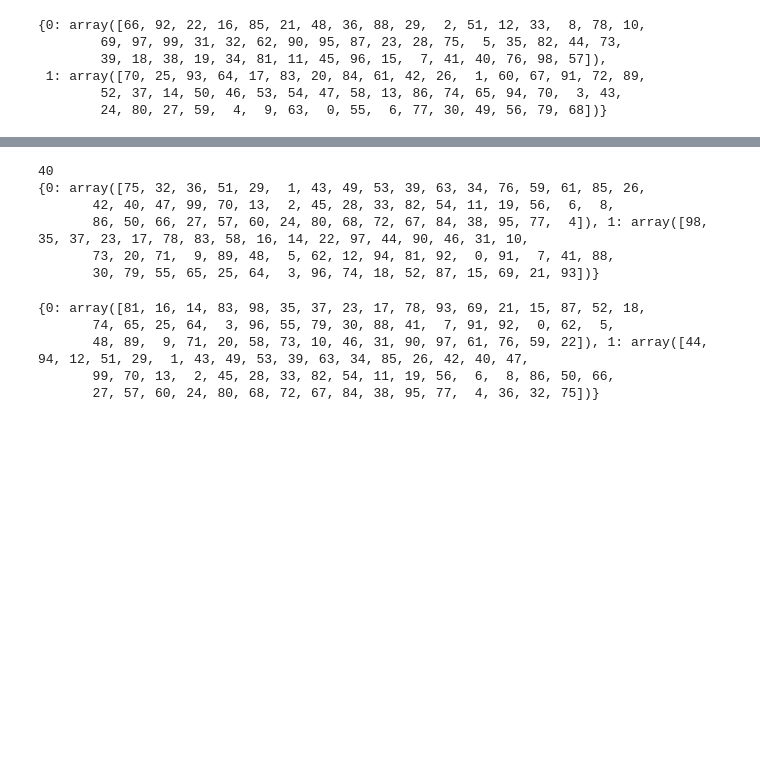
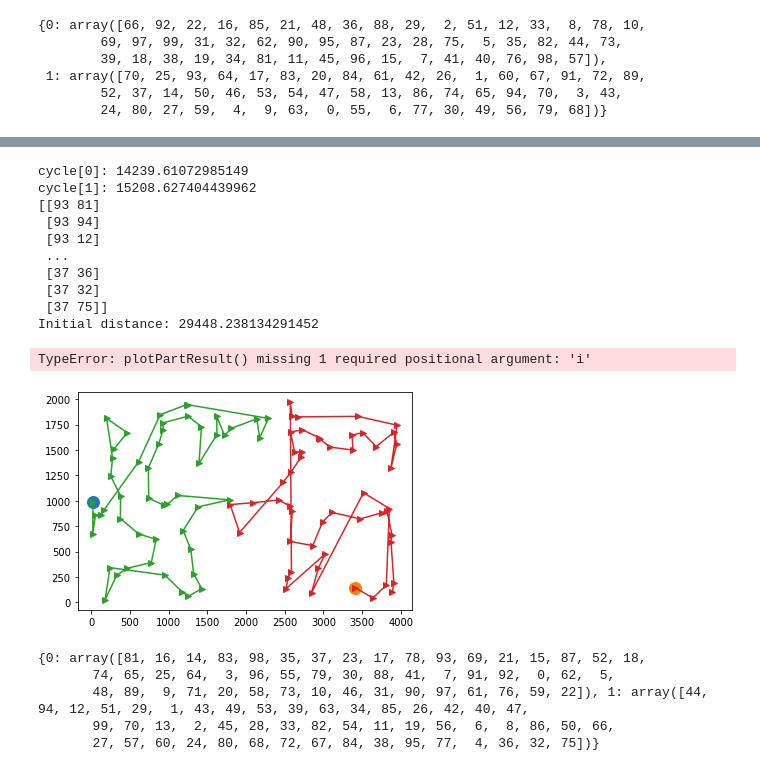
Before and after one commit to mikolaj-sienkiewicz/PP_Inteligente_Metody_Optymalizacji, a Jupyter notebook: Lab2/Lab2.ipynb, the cells around one changed output, grey strips where cells are left out. Cells and saved outputs as stored; diff of their text form; code cells hidden in the pictures; blank space fills up the shorter version.

Commit message:
started steep

```diff
--- a/Lab2/Lab2.ipynb
+++ b/Lab2/Lab2.ipynb
@@ -145,10 +145,42 @@ def start_cycle_heuristic(dataset_choice="kroa"):
 # switch parameter defines how u find neighbour solutions (is it change_vertices or change_edges func)
 def greedy_search(cycleA, cycleB, switch):
     raise NotImplementedError
-# %%
-# 2nd variable - Find more optimal solution
-def steep_search(cycleA, cycleB):
-    raise NotImplementedError
+# %%
+# 2nd variable - Find more optimal solution
+def steep_search(dist, np_dots, init_random = False, switch="change_vertices"):
+    #specify cycles initialization.
+    if init_random:
+        cycles = start_cycle_random()
+    else:
+        cycles = start_cycle_heuristic()
+
+    mesh = np.array(np.meshgrid(cycles[0], cycles[1]))
+    combinations = mesh.T.reshape(-1, 2)
+    print(combinations)
+    possible_moves={'external': [combinations]}
+
+    if switch == "change_vertices":
+        internal_change = change_vertices
+        mesh = np.array(np.meshgrid(cycles[0], cycles[0]))
+        mesh = mesh + np.array(np.meshgrid(cycles[1], cycles[1]))
+        combinations = mesh.T.reshape(-1, 2)
+        possible_moves['internal']=combinations
+
+    elif switch == "change_edges":
+        internal_change = change_edges
+
+    else:
+        print(f"Unknow mode {switch}. Select change_vertices or change_edges")
+        return
+
+
+
+    bestDistance = 0
+    bestDistance += calcDistance(cycles[0], dist)
+    bestDistance += calcDistance(cycles[1], dist)
+    print(f"Initial distance: {bestDistance}")
+
+    plotPartResult(np_dots, cycles)
 # %%
 # 3rd variable - Generate neighbour solution
 #changes vertex internally or externaly between cycles
@@ -211,14 +243,18 @@ cycle[1]: 15208.627404439962
-# %%
-
-print(np.where(cycle[1]==3)[0][0])
-print(cycle)
-# %% [output]
-40
-{0: array([75, 32, 36, 51, 29,  1, 43, 49, 53, 39, 63, 34, 76, 59, 61, 85, 26,
-       42, 40, 47, 99, 70, 13,  2, 45, 28, 33, 82, 54, 11, 19, 56,  6,  8,
-       86, 50, 66, 27, 57, 60, 24, 80, 68, 72, 67, 84, 38, 95, 77,  4]), 1: array([98, 35, 37, 23, 17, 78, 83, 58, 16, 14, 22, 97, 44, 90, 46, 31, 10,
-       73, 20, 71,  9, 89, 48,  5, 62, 12, 94, 81, 92,  0, 91,  7, 41, 88,
-       30, 79, 55, 65, 25, 64,  3, 96, 74, 18, 52, 87, 15, 69, 21, 93])}
+# %%
+steep_search(dista,np_kroa)
+# %% [output]
+cycle[0]: 14239.61072985149
+cycle[1]: 15208.627404439962
+[[93 81]
+ [93 94]
+ [93 12]
+ ...
+ [37 36]
+ [37 32]
+ [37 75]]
+Initial distance: 29448.238134291452
+TypeError: plotPartResult() missing 1 required positional argument: 'i'
+[figure, added]
 # %%
 cycle=change_vertices(cycle,81,44,False)
 # %% [output]
```
Also changed, not shown: parts of 1 cell of this notebook, 1 other file.
